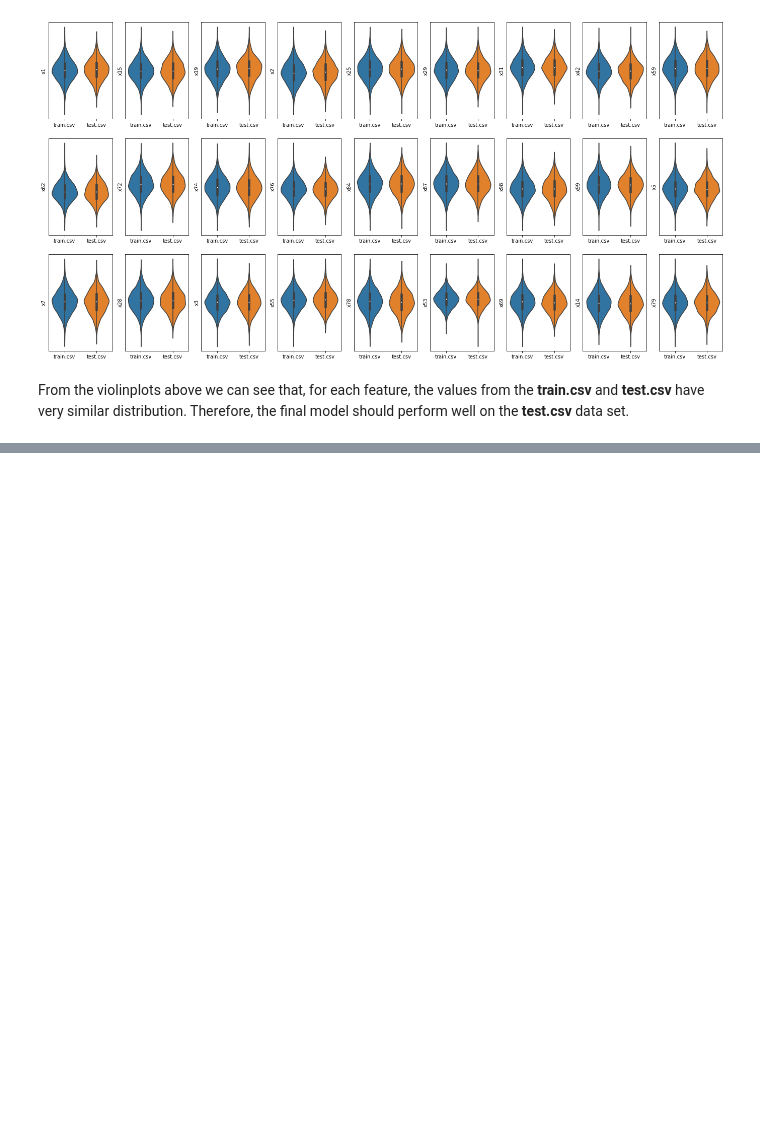
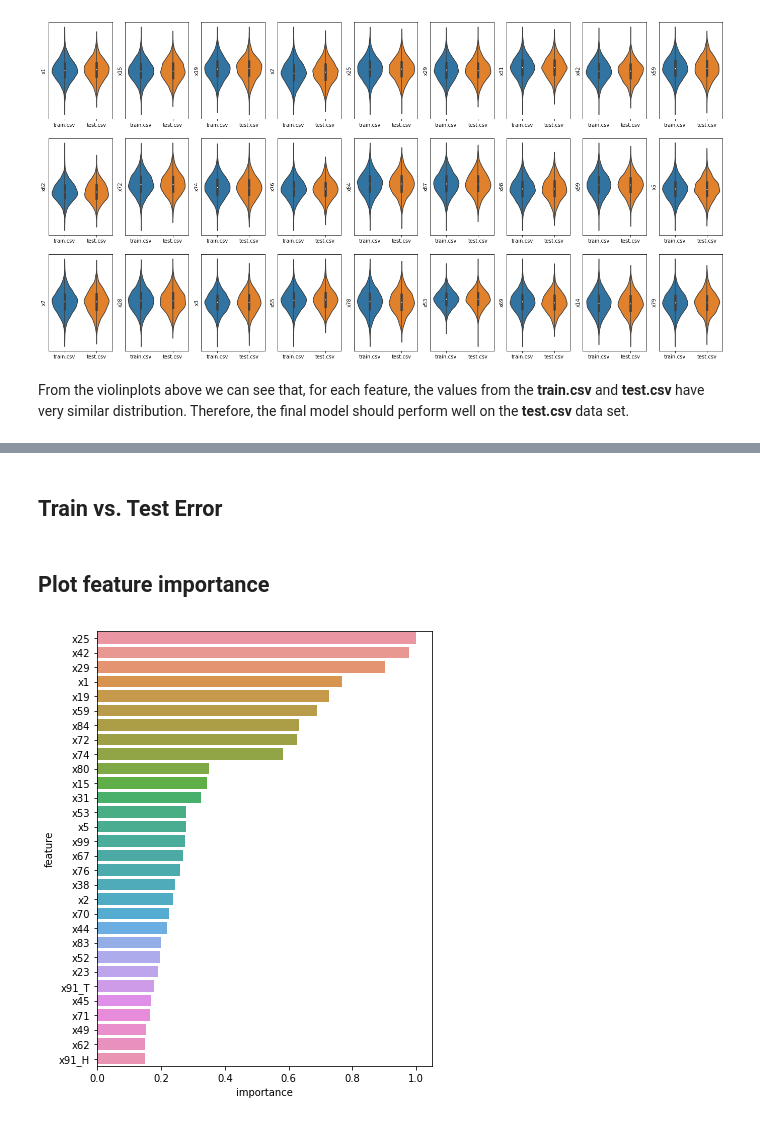
Before and after one commit to MingChen0919/cryoocyte_test_project, a Jupyter notebook: project-analysis.ipynb, the cells around one changed output, grey strips where cells are left out. Cells and saved outputs as stored; diff of their text form; code cells hidden in the pictures; blank space fills up the shorter version.

```diff
--- a/project-analysis.ipynb
+++ b/project-analysis.ipynb
@@ -367,0 +370,3 @@ From the violinplots above we can see that, for each feature, the values from th
+# %%
+from sklearn.model_selection import GridSearchCV
+train_X, test_X, train_Y, test_Y = model_selection.train_test_split(my_data, Y, test_size = 0.3, random_state=0)
@@ -367,0 +375,6 @@ From the violinplots above we can see that, for each feature, the values from th
+# %%
+param_grid = {
+    'max_features': [10, 20, 30],
+    'min_samples_leaf': [5, 10, 15],
+    'max_depth': [5, 10, 20, 30]
+}
@@ -367,0 +383,2 @@ From the violinplots above we can see that, for each feature, the values from th
+# %%
+gbr_cv = GridSearchCV(ensemble.GradientBoostingRegressor(), cv=10, param_grid=param_grid,)
@@ -367,0 +387,2 @@ From the violinplots above we can see that, for each feature, the values from th
+# %%
+gbr_cv.fit(train_X, train_Y)
@@ -367,0 +402,2 @@ From the violinplots above we can see that, for each feature, the values from th
+# %% [markdown]
+## Train vs. Test Error
@@ -367,0 +415,12 @@ From the violinplots above we can see that, for each feature, the values from th
+# %% [markdown]
+## Plot feature importance
+# %%
+feature_impotances = list(zip(train_X.columns,
+                          gbr_cv.best_estimator_.feature_importances_/gbr_cv.best_estimator_.feature_importances_.max()))
+feature_impotances_sorted = sorted(feature_impotances, key=lambda x: x[1], reverse=True)
+feature_impotances_df = pd.DataFrame(feature_impotances_sorted, columns=['feature', 'importance'])
+fig, ax = plt.subplots(figsize=(6, 8))
+sns.barplot(y="feature", x="importance", data=feature_impotances_df.iloc[:30, ], ax=ax)
+plt.show()
+# %% [output]
+[figure, added]
```
Also changed, not shown: parts of 8 cells of this notebook, 1 other file.
